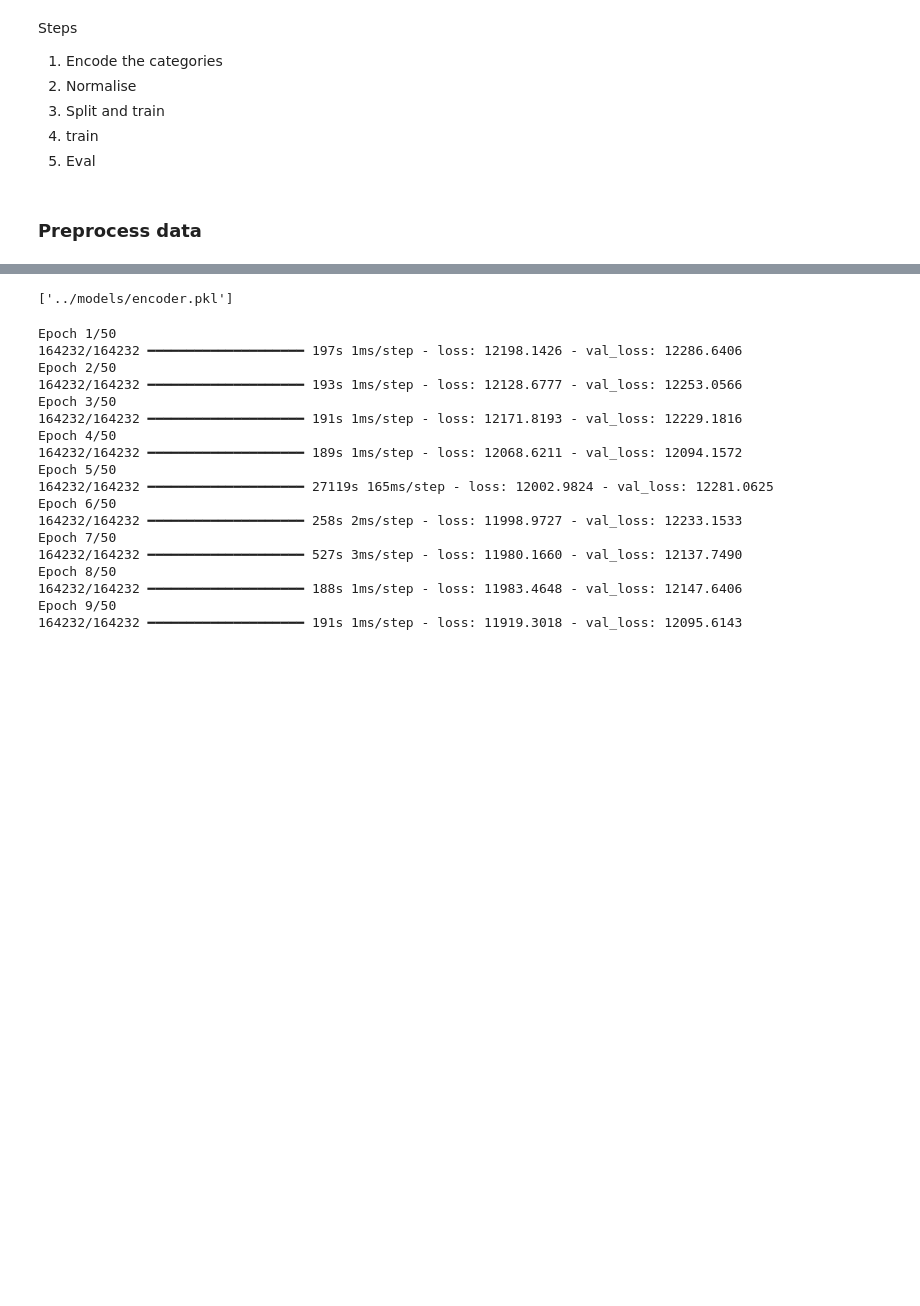
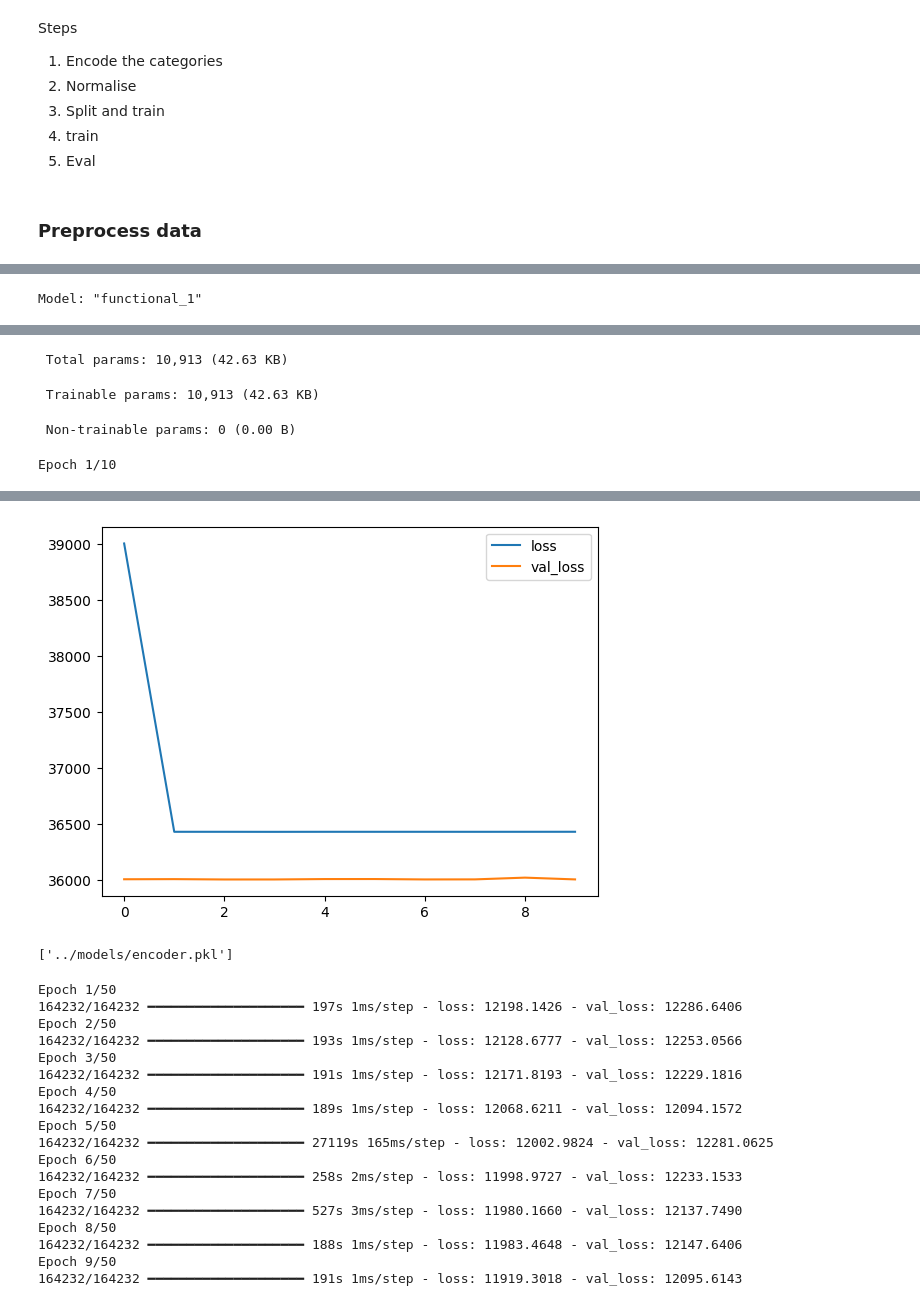
Before and after one commit to raym2828/adv_mla_at3_experimentation, a Jupyter notebook: notebooks/3_tsui_raymond_10701389_Model.ipynb, the cells around one changed output, grey strips where cells are left out. Cells and saved outputs as stored; diff of their text form; code cells hidden in the pictures; blank space fills up the shorter version.

```diff
--- a/notebooks/3_tsui_raymond_10701389_Model.ipynb
+++ b/notebooks/3_tsui_raymond_10701389_Model.ipynb
@@ -240,0 +393,71 @@ Score: 12303.3759765625
+# %%
+import numpy as np
+import pandas as pd
+from sklearn.preprocessing import LabelEncoder
+import tensorflow as tf
+from tensorflow.keras.layers import Input, Embedding, Flatten, Concatenate, Dense, Lambda
+from tensorflow.keras.models import Model
+import matplotlib.pyplot as plt
+#
+# Define a function to create the Keras model
+def create_model():
+    startingAirport_input = Input(shape=(1,), name='startingAirport')
+    destinationAirport_input = Input(shape=(1,), name='destinationAirport')
+    weekday_input = Input(shape=(1,), name='weekday')
+    other_features_input = Input(shape=(input_shape - 3,), name='otherFeatures')
+
+    startingAirport_embedding = Embedding(input_dim=X_train['startingAirport'].max() + 1, output_dim=5)(startingAirport_input)
+    destinationAirport_embedding = Embedding(input_dim=X_train['destinationAirport'].max() + 1, output_dim=5)(destinationAirport_input)
+
+    startingAirport_flatten = Flatten()(startingAirport_embedding)
+    destinationAirport_flatten = Flatten()(destinationAirport_embedding)
+
+    # Sine and cosine transformations for weekday
+    weekday_sin = Lambda(lambda x: tf.sin(2 * np.pi * x / 7))(weekday_input)
+    weekday_cos = Lambda(lambda x: tf.cos(2 * np.pi * x / 7))(weekday_input)
+
+    concat = Concatenate()([startingAirport_flatten, destinationAirport_flatten, weekday_sin, weekday_cos, other_features_input])
+
+    dense1 = Dense(128, activation='relu')(concat)
+    dense2 = Dense(64, activation='relu')(dense1)
+    output = Dense(1)(dense2)
+
+    model = Model(inputs=[startingAirport_input, destinationAirport_input, weekday_input, other_features_input], outputs=output)
+    model.compile(optimizer='adam', loss='mse')
+    return model
+
+# Create the model
+model=create_model()
+
+# Print the model summary
+model.summary()
+
+
+
+# Prepare the input data for the model
+X_train_formatted = [X_train['startingAirport'], X_train['destinationAirport'], X_train['weekday'], X_train.drop(['startingAirport', 'destinationAirport', 'weekday'], axis=1)]
+X_val_formatted = [X_val['startingAirport'], X_val['destinationAirport'], X_val['weekday'], X_val.drop(['startingAirport', 'destinationAirport', 'weekday'], axis=1)]
+
+# Train the model with the correct input format
+history = model.fit(
+    X_train_formatted,
+    y_train,
+    epochs=10,
+    batch_size=32,
+    validation_data=(X_val_formatted, y_val)
+)
+
+# Evaluate the model with mse and mae
+
+score = model.evaluate(X_val_formatted, y_val)
+print("Score:", score)
+mae = mean_absolute_error(y_val, model.predict(X_val_formatted))
+print("Mean Absolute Error:", mae)
+mse = root_mean_squared_error(y_val, model.predict(X_val_formatted))
+print("Root Mean Squared Error:", mse)
+
+# Plot learning curve
+pd.DataFrame(history.history).plot()
+plt.show()
+# %% [output]
+Model: "functional_1"
@@ -240,0 +481,4 @@ Score: 12303.3759765625
+ Total params: 10,913 (42.63 KB)
+ Trainable params: 10,913 (42.63 KB)
+ Non-trainable params: 0 (0.00 B)
+Epoch 1/10
@@ -241,3 +507,4 @@ Score: 12303.3759765625
+[figure, added]
 # %%
 # Save the model
 model.save('../models/keras_model.keras')
```
Also changed, not shown: parts of 22 cells of this notebook, 4 other files.
